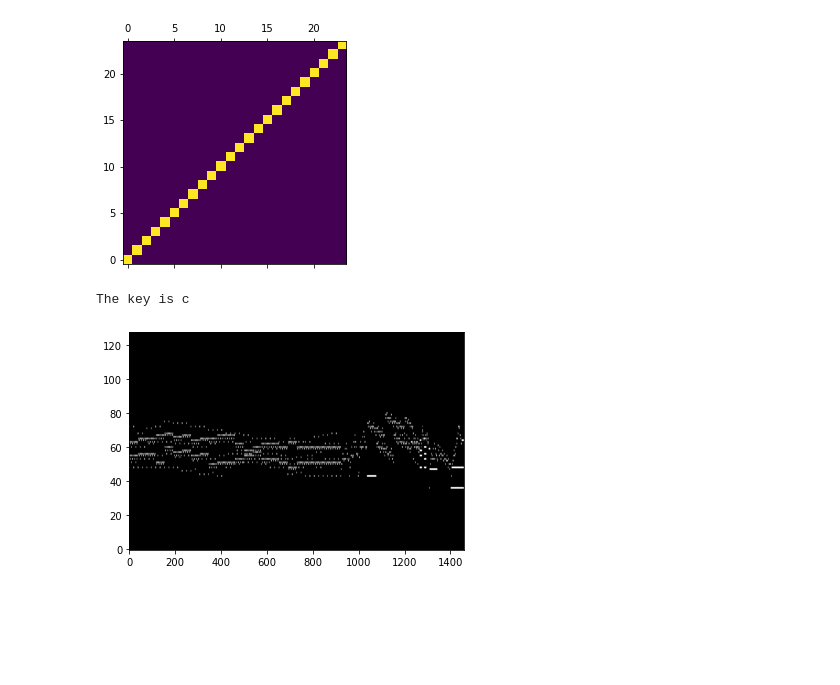
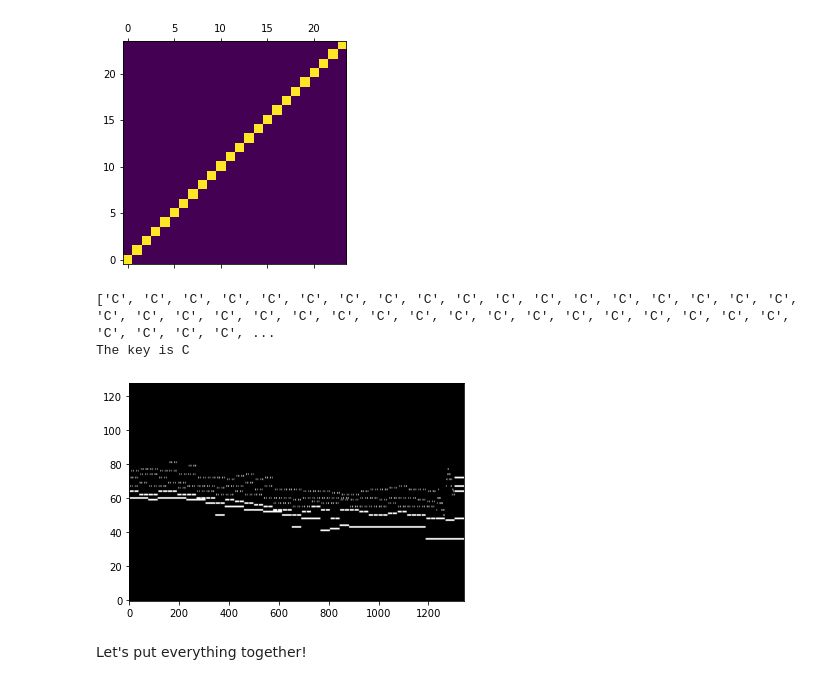
Before and after one commit to MusicalInformatics/miws2021env, a Jupyter notebook: key_meter_estimation/key_estimation.ipynb, the cells around one changed output. Saved outputs shown, nothing was run; the diff lists cells and outputs as text; code cells hidden in the pictures; blank space fills up the shorter version.

```diff
--- a/key_meter_estimation/key_estimation.ipynb
+++ b/key_meter_estimation/key_estimation.ipynb
@@ -43,3 +43,12 @@ plt.tight_layout()
 plt.show()
 # %% [output]
 [figure]
+# %%
+key_profile_matrix = build_key_profile_matrix("kk")
+
+fig, (ax1, ax2) = plt.subplots(1, 2, figsize=(10, 5))
+
+ax1.set_title("Major")
+ax1.imshow(key_profile_matrix[:12], aspect="auto", cmap="gray")
+ax2.set_title("Minor")
+ax2.imshow(key_profile_matrix[12:], aspect="auto", cmap="gray")
@@ -57,16 +69,26 @@ class KeyProfileObservationModel(ObservationModel):
             self.key_profile_matrix = key_profile_matrix
 
     def __call__(self, observation):
-        p_obs_given_key = np.array(
-            [
-                np.prod((kp**observation)*(1-kp)**(1-observation))
-                for kp in self.key_profile_matrix
-            ]
-        )
-        if self.use_log_probabilities:
+        if not self.use_log_probabilities:
+            p_obs_given_key = np.array(
+                [
+                    np.prod((kp**observation)*(1-kp)**(1-observation))
+                    for kp in self.key_profile_matrix
+                ]
+            )
+            return p_obs_given_key
+        else self.use_log_probabilities:
+
+            log_p_obs_given_key = np.array(
+                [
+                    np.sum((observation*np.log(kp + 1e-10) +
+                           np.log1p(- (kp + 1e-10)) * (1 - ob)
+                           )
+                    )
+                ]
+            )
             return np.log(p_obs_given_key)
-        else:
-            return p_obs_given_key
+
 
 observation_model = KeyProfileObservationModel()
 # %%
@@ -95,7 +117,7 @@ transition_model = ConstantTransitionModel(transition_probabilities)
 # %%
 hmm = HMM(observation_model=observation_model, transition_model=transition_model)
 # %%
-midi_fn = "./example_data/03.mid"
+midi_fn = "./example_data/01.mid"
 ppart = partitura.load_performance_midi(midi_fn)
 note_array = ppart.note_array
 
@@ -103,33 +125,36 @@ time_div = 16
 piano_roll = partitura.utils.compute_pianoroll(ppart, time_div=time_div).toarray()
 # in seconds
 win_size = 2
 
 plt.imshow(piano_roll, origin="lower", aspect="auto", cmap="gray")
 
 n_windows = int(np.ceil(piano_roll.shape[1] / (time_div * win_size)))
 
 window_size = win_size * time_div
 
 observations = np.zeros((n_windows, 12))
 for win in range(n_windows):
     idx = slice(win * window_size, (win + 1) * window_size)
     segment = piano_roll[:, idx].sum(1)
     dist = np.zeros(12)
     pitch_idxs = np.where(segment != 0)[0]
     for pix in pitch_idxs:
         dist[pix % 12] += segment[pix]
     dist /= dist.sum()
     observations[win] = dist
 
 path, log_lik = hmm.find_best_sequence(observations)
 
 key_idx = int(mode(path).mode[0])
 
 key = KEYS[key_idx]
 
-# print([KEYS[k] for k in path])
+print([KEYS[k] for k in path])
 
 print(f"The key is {key}")
 # %% [output]
-The key is c
+['C', 'C', 'C', 'C', 'C', 'C', 'C', 'C', 'C', 'C', 'C', 'C', 'C', 'C', 'C', 'C', 'C', 'C', 'C', 'C', 'C', 'C', 'C', 'C', 'C', 'C', 'C', 'C', 'C', 'C', 'C', 'C', 'C', 'C', 'C', 'C', 'C', 'C', 'C', 'C', ...
+The key is C
-[figure, old version]
+[figure, new version]
+# %% [markdown]
+Let's put everything together!
```
Also changed, not shown: parts of 4 cells of this notebook, 2 other files.
